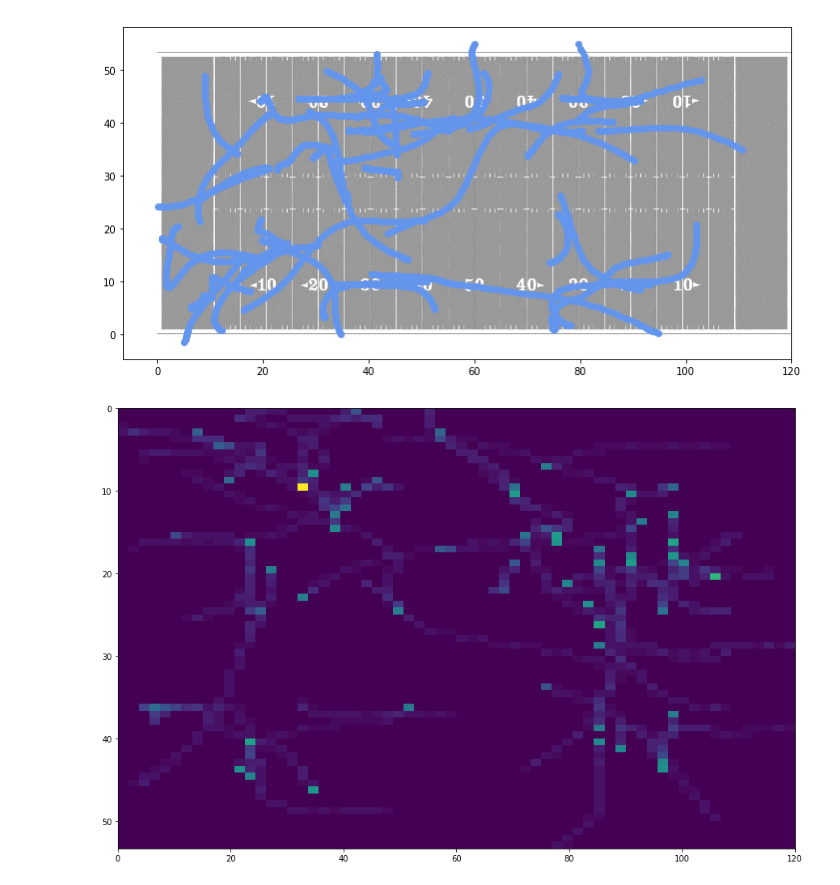
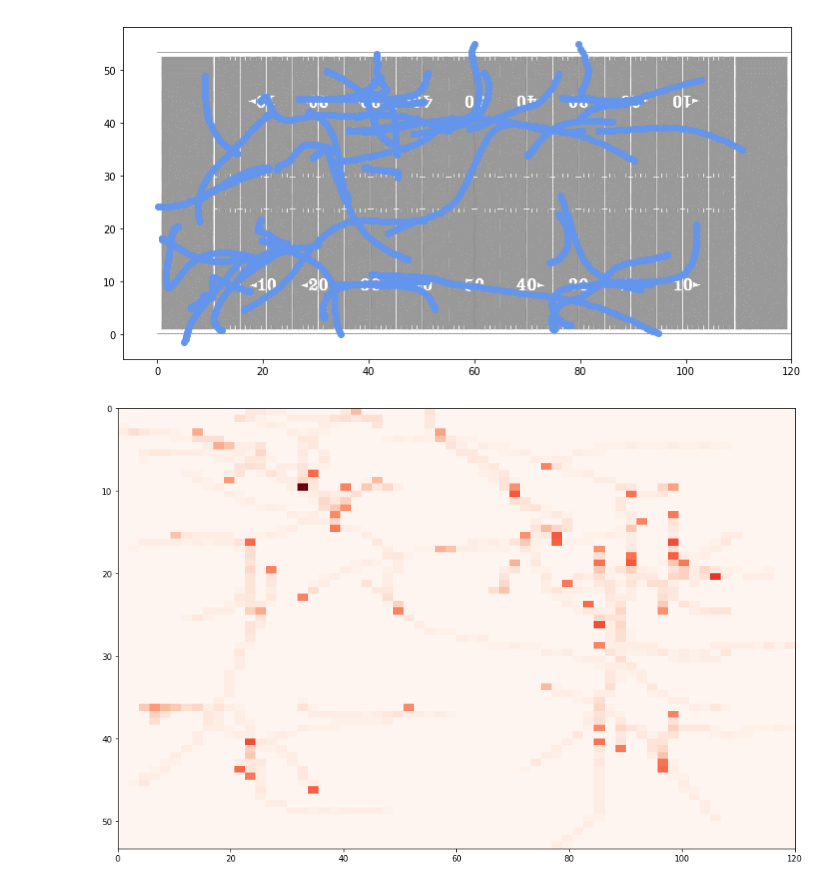
Before and after one commit to sidthakur08/nfl-big-data-bowl-2021, a Jupyter notebook: explore.ipynb, the cells around one changed output. Saved outputs shown, nothing was run; the diff lists cells and outputs as text; code cells hidden in the pictures.

```diff
--- a/explore.ipynb
+++ b/explore.ipynb
@@ -267,10 +267,10 @@ for x,y in zip(julio_full['x'],julio_full['y']):
 # %%
 jheat,jax_heat = plt.subplots(figsize=(15,10))
 heat = np.histogram2d(julio_full['x'],julio_full['y'],bins=64)
 jax_heat.imshow(img,extent=[0,120,53.34,0])
-pos = jax_heat.imshow(heat[0],extent=[0,120,53.34,0],aspect='auto')
+pos = jax_heat.imshow(heat[0],extent=[0,120,53.34,0],aspect='auto',cmap=plt.cm.Reds)
 # %% [output]
-[figure, old version]
+[figure, new version]
 # %%
 track_2018 = pd.read_csv('data/all_tracking.csv')
 # %%
```
Also changed, not shown: parts of 11 cells of this notebook.
